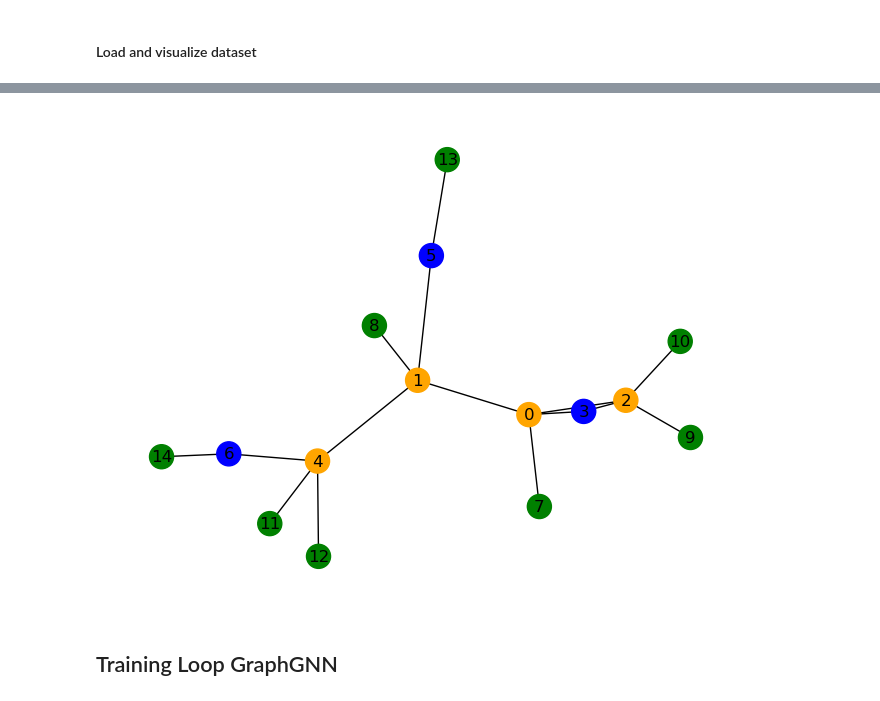
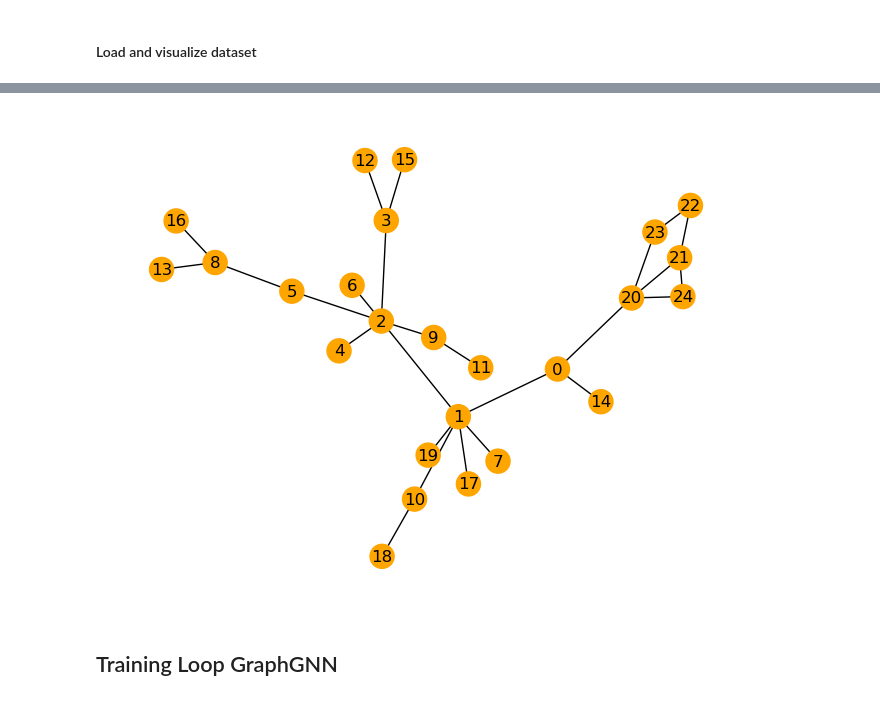
Before and after one commit to TrstnSch/BT-ML-PGESAT, a Jupyter notebook: code/PGExplainer/train_GraphGNN.ipynb, the cells around one changed output, grey strips where cells are left out. Drawn from its saved outputs; the diff is of its cells as text; code cells hidden in the pictures.

Commit message:
Some trainings

```diff
--- a/code/PGExplainer/train_GraphGNN.ipynb
+++ b/code/PGExplainer/train_GraphGNN.ipynb
@@ -32,7 +32,7 @@ early_stopping = 500
 
 loss = nn.CrossEntropyLoss()           # cross entropy loss?!
 
-datasetName: Literal['BA-2Motif','MUTAG'] = 'MUTAG'
+datasetName: Literal['BA-2Motif','MUTAG'] = 'BA-2Motif'
 MUTAG=True
 # lr scheduler? => not used in orig
 # softmax after linear layer?       -> Not really needed since kinda used in CEL; PyTorch best practice to just use Linear in final layer
@@ -43,7 +43,11 @@ MUTAG=True
 # %% [markdown]
 #### Load and visualize dataset
 # %%
-train_dataset, val_dataset, test_dataset = datasetLoader.loadGraphDataset(datasetName)               # TODO: adjs matrix is not compatible with GraphConv. Needs to be converted to edge_index (see RE_PGE datasets/utils)
+data, label = datasetLoader.loadGraphDataset(datasetName)               # TODO: adjs matrix is not compatible with GraphConv. Needs to be converted to edge_index (see RE_PGE datasets/utils)
+
+manual_seed = 42
+generator1 = torch.Generator().manual_seed(manual_seed)
+train_dataset, val_dataset, test_dataset = torch.utils.data.random_split(data, [0.8, 0.1, 0.1], generator1)
 
 # TODO: Color different classes? Problem: BA2Motif Graph datasets have no node labels?!
 graph = Data(train_dataset[0].x, train_dataset[0].edge_index)
@@ -57,4 +60,4 @@ Downloading https://www.chrsmrrs.com/graphkerneldatasets/Mutagenicity.zip
-[figure, old version]
+[figure, new version]
 # %% [markdown]
 ## Training Loop GraphGNN
 # %%
```
Also changed, not shown: parts of 3 cells of this notebook, 3 other files.
